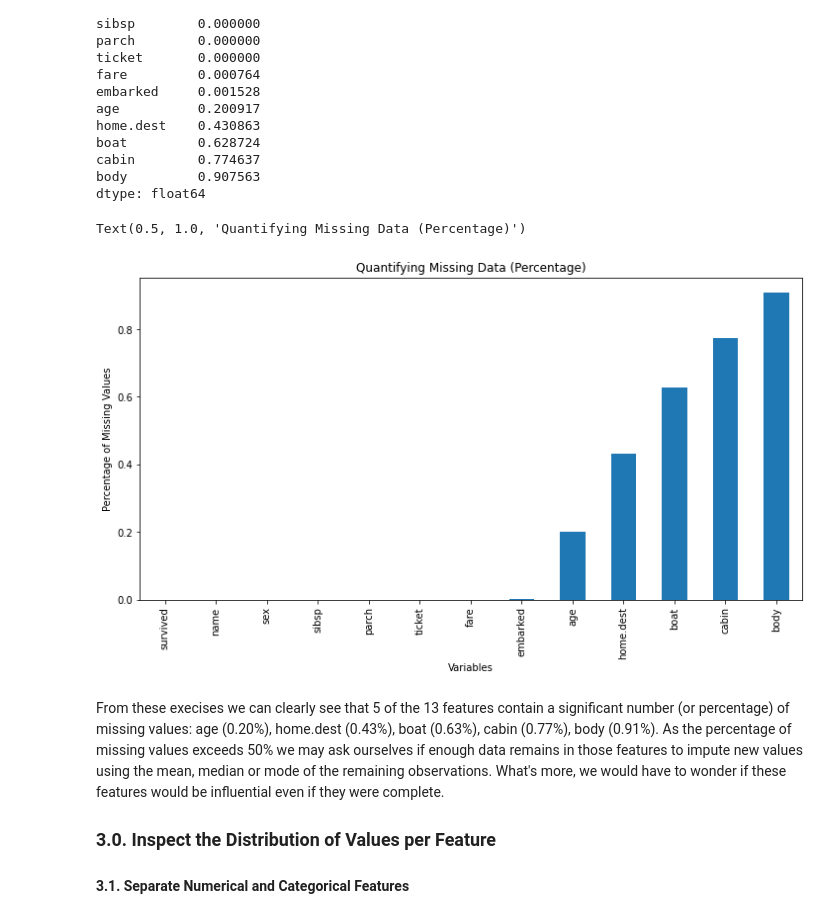
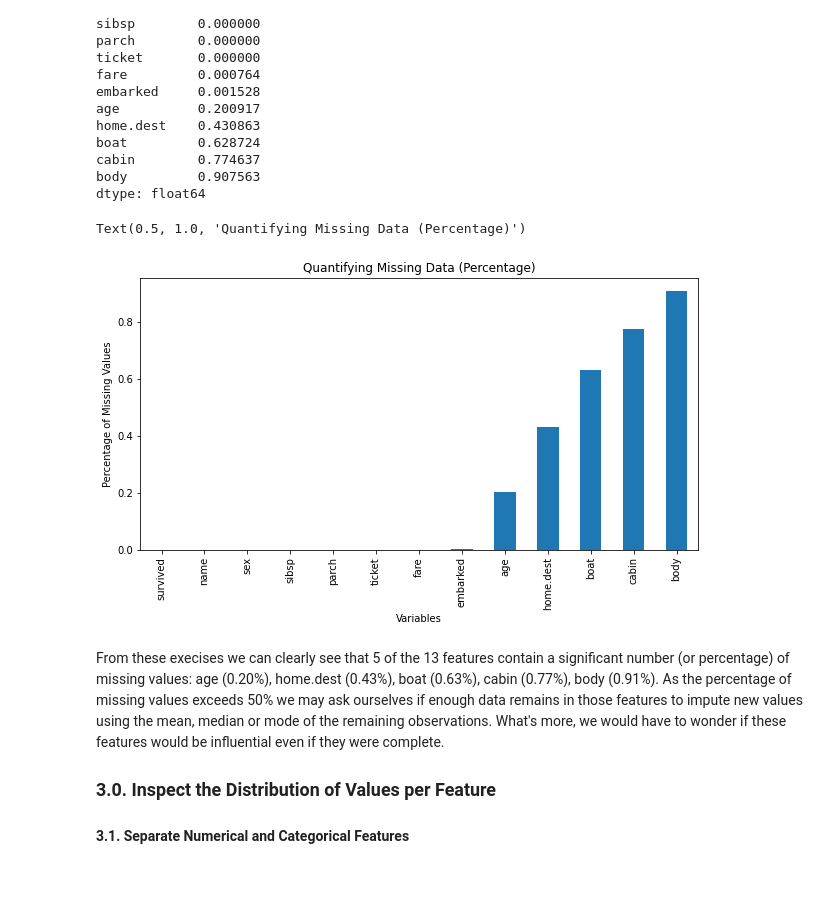
Before and after one commit to jtupitza-msft/edsp-mentoring-program, a Jupyter notebook: 01-Data-Profiling.ipynb, the cells around one changed output. Saved outputs shown, nothing was run; the diff lists cells and outputs as text; code cells hidden in the pictures; blank space fills up the shorter version.

```diff
--- a/01-Data-Profiling.ipynb
+++ b/01-Data-Profiling.ipynb
@@ -184,13 +186,13 @@ cabin        0.774637
 body         0.907563
 dtype: float64
 # %%
-df.isnull().mean().sort_values(ascending=True).plot.bar(figsize=(12,6))
+df.isnull().mean().sort_values(ascending=True).plot.bar(figsize=(10,5))
 plt.ylabel('Percentage of Missing Values')
 plt.xlabel('Variables')
 plt.title('Quantifying Missing Data (Percentage)')
 # %% [output]
 Text(0.5, 1.0, 'Quantifying Missing Data (Percentage)')
-[figure, old version]
+[figure, new version]
 # %% [markdown]
 From these execises we can clearly see that 5 of the 13 features contain a significant number (or percentage) of missing values: age (0.20%), home.dest (0.43%), boat (0.63%), cabin (0.77%), body (0.91%). As the percentage of missing values exceeds 50% we may ask ourselves if enough data remains in those features to impute new values using the mean, median or mode of the remaining observations. What's more, we would have to wonder if these features would be influential even if they were complete.
 
```
Also changed, not shown: parts of 11 cells of this notebook.
